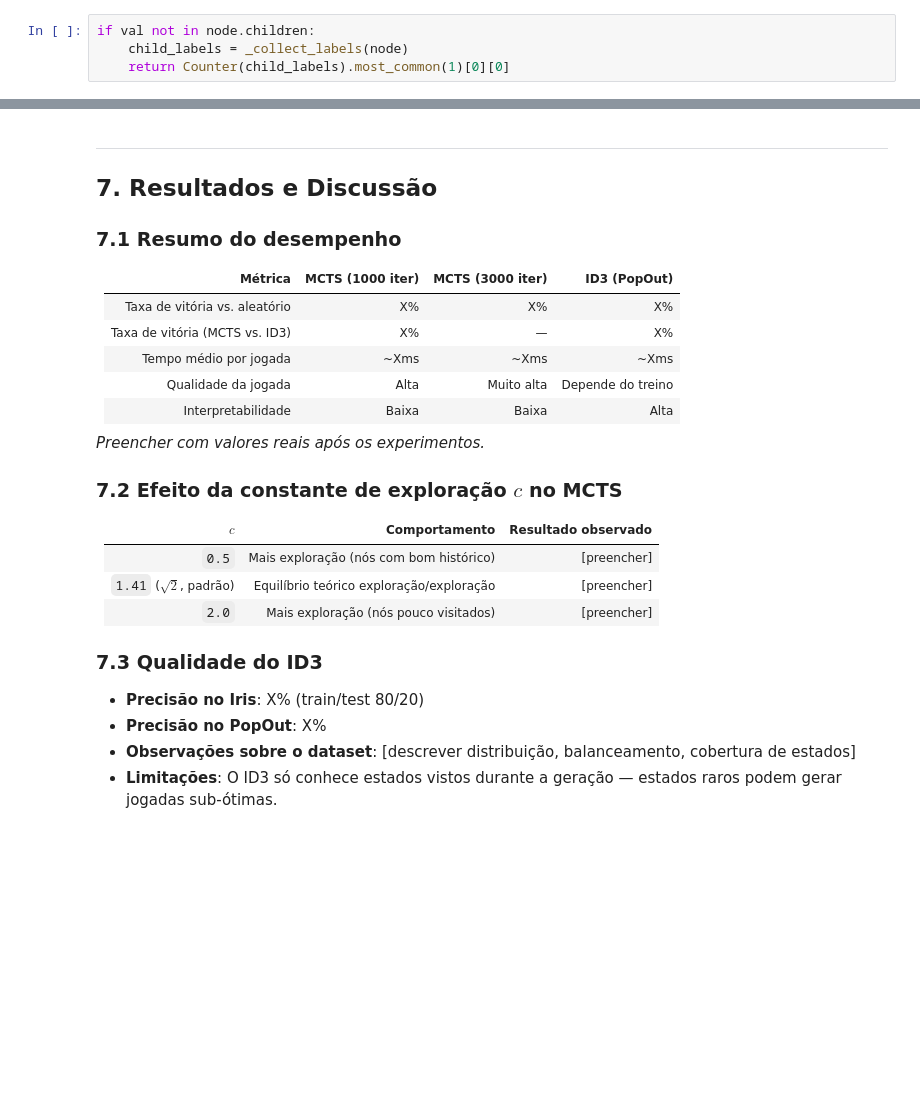
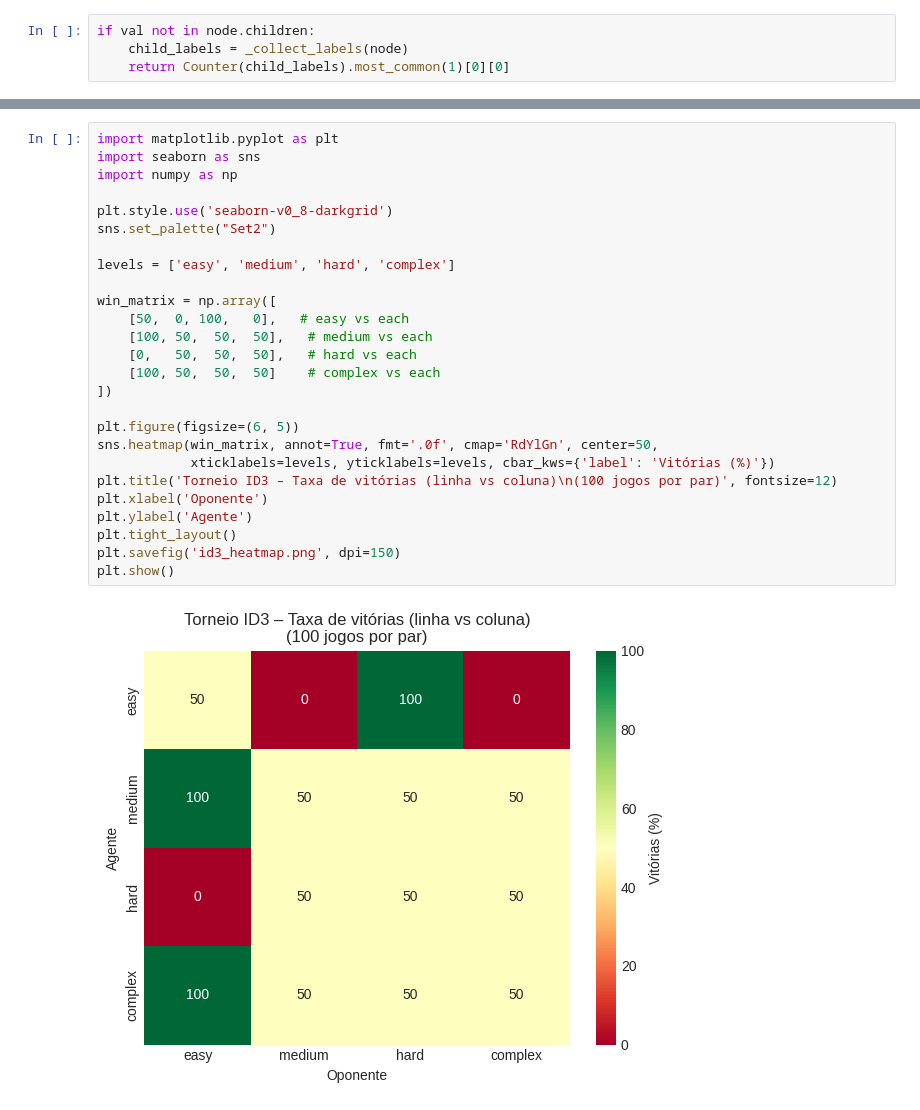
Before and after one commit to FilipeHuang/PopOut, a Jupyter notebook: PopOut_IA.ipynb, the cells around one changed output, grey strips where cells are left out. Drawn from its saved outputs; the diff is of its cells as text; blank space fills up the shorter version.

```diff
--- a/PopOut_IA.ipynb
+++ b/PopOut_IA.ipynb
@@ -678,30 +512,28 @@ print("⚠️  Descomente após obter os resultados do torneio")
-# %% [markdown]
----
-## 7. Resultados e Discussão
-
-### 7.1 Resumo do desempenho
-
-| Métrica | MCTS (1000 iter) | MCTS (3000 iter) | ID3 (PopOut) |
-|---|---|---|---|
-| Taxa de vitória vs. aleatório | X% | X% | X% |
-| Taxa de vitória (MCTS vs. ID3) | X% | — | X% |
-| Tempo médio por jogada | ~Xms | ~Xms | ~Xms |
-| Qualidade da jogada | Alta | Muito alta | Depende do treino |
-| Interpretabilidade | Baixa | Baixa | Alta |
-
-*Preencher com valores reais após os experimentos.*
-
-### 7.2 Efeito da constante de exploração $c$ no MCTS
-
-| $c$ | Comportamento | Resultado observado |
-|---|---|---|
-| `0.5` | Mais exploração (nós com bom histórico) | [preencher] |
-| `1.41` ($\sqrt{2}$, padrão) | Equilíbrio teórico exploração/exploração | [preencher] |
-| `2.0` | Mais exploração (nós pouco visitados) | [preencher] |
-
-### 7.3 Qualidade do ID3
-
-- **Precisão no Iris**: X% (train/test 80/20)
-- **Precisão no PopOut**: X%
-- **Observações sobre o dataset**: [descrever distribuição, balanceamento, cobertura de estados]
-- **Limitações**: O ID3 só conhece estados vistos durante a geração — estados raros podem gerar jogadas sub-ótimas.
+# %%
+import matplotlib.pyplot as plt
+import seaborn as sns
+import numpy as np
+
+plt.style.use('seaborn-v0_8-darkgrid')
+sns.set_palette("Set2")
+
+levels = ['easy', 'medium', 'hard', 'complex']
+
+win_matrix = np.array([
+    [50,  0, 100,   0],   # easy vs each
+    [100, 50,  50,  50],   # medium vs each
+    [0,   50,  50,  50],   # hard vs each
+    [100, 50,  50,  50]    # complex vs each
+])
+
+plt.figure(figsize=(6, 5))
+sns.heatmap(win_matrix, annot=True, fmt='.0f', cmap='RdYlGn', center=50,
+            xticklabels=levels, yticklabels=levels, cbar_kws={'label': 'Vitórias (%)'})
+plt.title('Torneio ID3 – Taxa de vitórias (linha vs coluna)\n(100 jogos por par)', fontsize=12)
+plt.xlabel('Oponente')
+plt.ylabel('Agente')
+plt.tight_layout()
+plt.savefig('id3_heatmap.png', dpi=150)
+plt.show()
+# %% [output]
+[figure, added]
```
Also changed, not shown: parts of 20 cells of this notebook, 1 other file.
